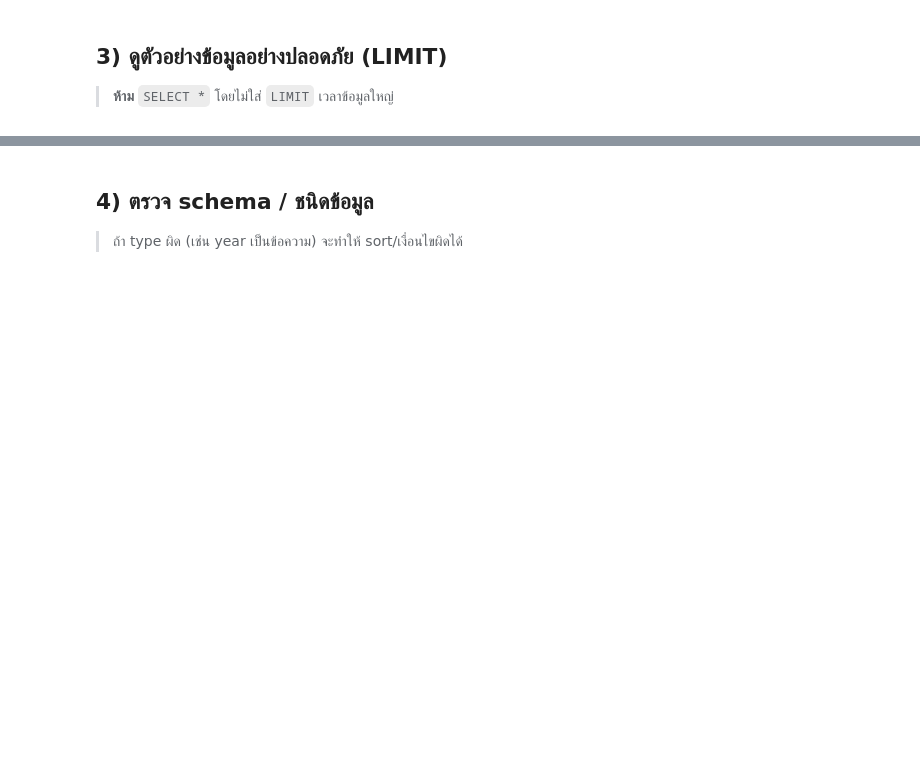
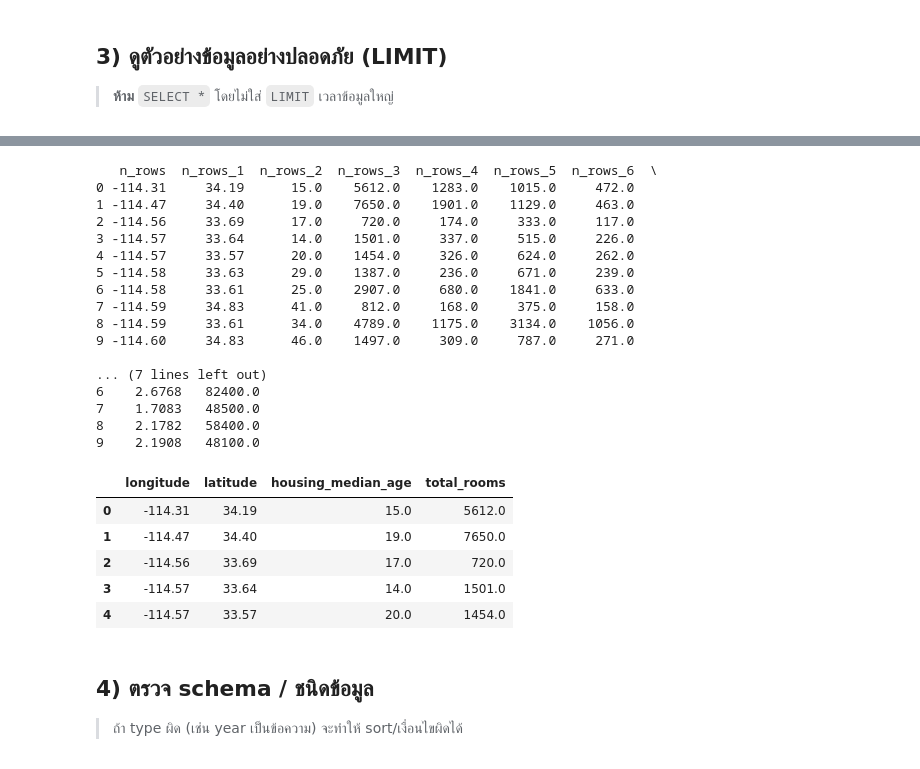
Before and after one commit to Cate-MSRS/128-356-Big-Data-for-test, a Jupyter notebook: BigData_Week3_SQL_DuckDB_to_Spark.ipynb, the cells around one changed output, grey strips where cells are left out. Drawn from its saved outputs; the diff is of its cells as text; code cells hidden in the pictures; blank space fills up the shorter version.

```diff
--- a/BigData_Week3_SQL_DuckDB_to_Spark.ipynb
+++ b/BigData_Week3_SQL_DuckDB_to_Spark.ipynb
@@ -260,3 +268,48 @@ con.execute(f"SELECT * FROM {table} LIMIT 10").df()
+# %%
+# T000: เติม sql
+sqll = f"""
+SELECT * AS n_rows
+FROM {table}
+LIMIT 10
+"""
+
+#sql2: เลือกคอลลัมม์ 4 ตัว + LIMIT5
+sql2 = f"""
+SELECT longitude, latitude, housing_median_age, total_rooms
+FROM {table}
+LIMIT 5
+"""
+
+#รับ
+try:
+    print(con.execute(sqll).df())
+    display(con.execute(sql2).df())
+except Exception as e:
+    print("❌ Error:", e)
+# %% [output]
+   n_rows  n_rows_1  n_rows_2  n_rows_3  n_rows_4  n_rows_5  n_rows_6  \
+0 -114.31     34.19      15.0    5612.0    1283.0    1015.0     472.0
+1 -114.47     34.40      19.0    7650.0    1901.0    1129.0     463.0
+2 -114.56     33.69      17.0     720.0     174.0     333.0     117.0
+3 -114.57     33.64      14.0    1501.0     337.0     515.0     226.0
+4 -114.57     33.57      20.0    1454.0     326.0     624.0     262.0
+5 -114.58     33.63      29.0    1387.0     236.0     671.0     239.0
+6 -114.58     33.61      25.0    2907.0     680.0    1841.0     633.0
+7 -114.59     34.83      41.0     812.0     168.0     375.0     158.0
+8 -114.59     33.61      34.0    4789.0    1175.0    3134.0    1056.0
+9 -114.60     34.83      46.0    1497.0     309.0     787.0     271.0
+
+... (7 lines left out)
+6    2.6768   82400.0
+7    1.7083   48500.0
+8    2.1782   58400.0
+9    2.1908   48100.0
+|  | longitude | latitude | housing_median_age | total_rooms |
+| 0 | -114.31 | 34.19 | 15.0 | 5612.0 |
+| 1 | -114.47 | 34.40 | 19.0 | 7650.0 |
+| 2 | -114.56 | 33.69 | 17.0 | 720.0 |
+| 3 | -114.57 | 33.64 | 14.0 | 1501.0 |
+| 4 | -114.57 | 33.57 | 20.0 | 1454.0 |
 # %% [markdown]
 ## 4) ตรวจ schema / ชนิดข้อมูล
 
```
Also changed, not shown: parts of 39 cells of this notebook.
